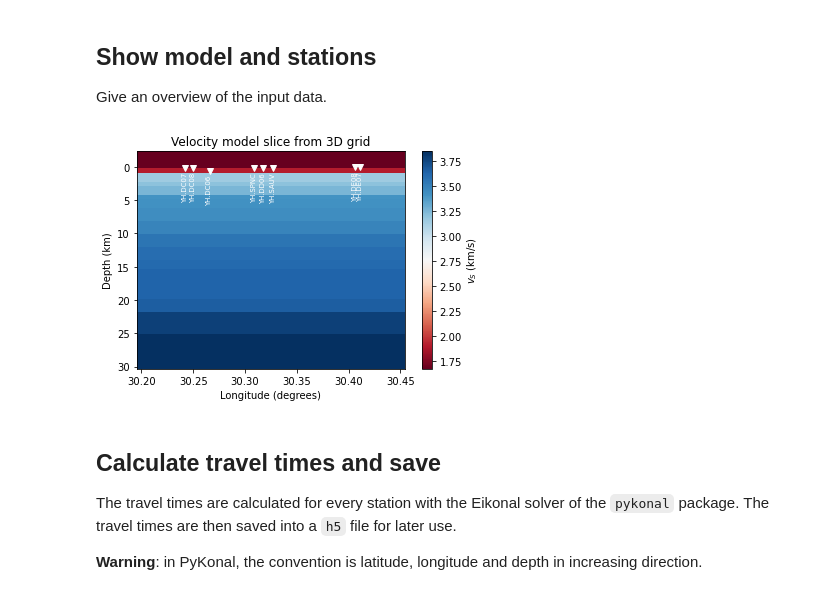
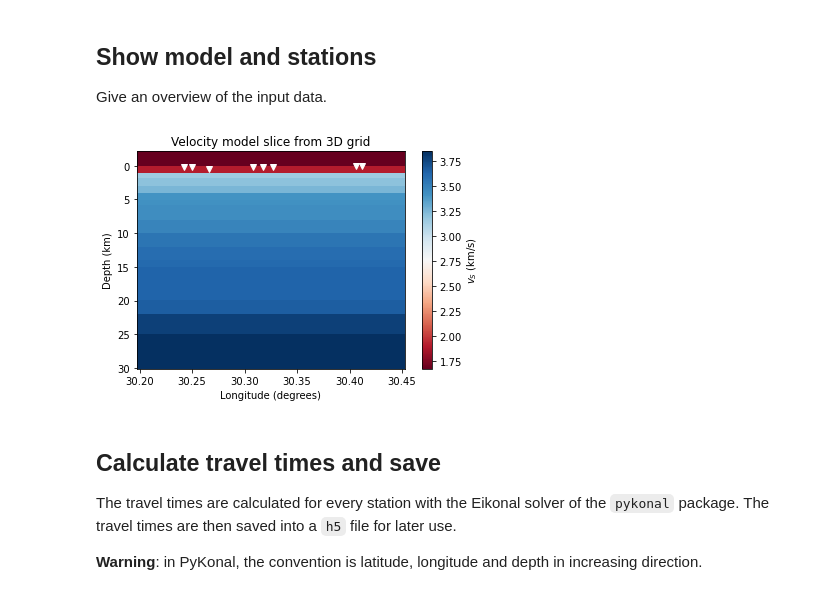
Before and after one commit to ebeauce/beampower, a Jupyter notebook: notebooks/2_travel_times.ipynb, the cells around one changed output. Saved outputs shown, nothing was run; the diff lists cells and outputs as text; code cells hidden in the pictures.

```diff
--- a/notebooks/2_travel_times.ipynb
+++ b/notebooks/2_travel_times.ipynb
@@ -26,4 +25,5 @@ ModuleNotFoundError: No module named 'pykonal'
 We downloaded the velocity model of [Karabulut et al. (2011)](https://www.sciencedirect.com/science/article/pii/S0040195111002903?casa_token=wTzEUe0IdicAAAAA:fYbKmGkHHrQfyLicd0lO4Ai451jT6h_yTF6ZZXrvglpw9rXDTVVzWzIWNQ0aFAFbMJ_pU6I) and accessed with `pandas`. The model is given in meters for the depth and in m/s for the speed values. Everything is converted to km for the later compatibility with `pykonal`.
 # %%
 FILEPATH_VELOCITY = "../data/velocity_model_Karabulut2011.csv"
+USE_COLUMNS = {1: "depth", 2: "p", 4: "s"}
 # %%
@@ -111,21 +108,19 @@ ax.grid()
 
 Because the overall package works in full three-dimensional coordinates, we tile the velocity model into a three-dimensional one. We do that by replicating the 1D along longitude and latitude dimensions with `xarray`.
 # %%
-# Convert to xarray
-velocities = velocity_model_interp.to_xarray()
-
 # Longitude and latitude extents
 longitudes = np.linspace(WEST, EAST, N_LON)
 latitudes = np.linspace(SOUTH, NORTH, N_LAT)
+
+# Append as xarray
+velocities = velocity_model_interp.to_xarray()
 spatial_extension = {"latitude": latitudes, "longitude": longitudes}
 velocities = velocities.assign_coords(spatial_extension)
-dimensions = list(velocities.dims)
 
-# Assign tiled velocity
-for phase in SEISMIC_PHASES:
-    velocity = velocities[phase].to_numpy()
-    velocity = np.tile(velocity[:, None, None], [N_LAT, N_LON])
-    velocities = velocities.assign({phase: (dimensions, velocity)})
+# Tile velocity
+for phase in velocities.var():
+    v = np.expand_dims(velocities[phase], axis=[1, 2])
+    velocities[phase] = velocities.dims, np.tile(v, [N_LAT, N_LON])
 
 # Show table
 velocities
@@ -170,31 +182,25 @@ for filepath_inventory in glob.glob("../data/*xml"):
 
 Give an overview of the input data.
 # %%
-SEISMIC_PHASE = "S"
+SEISMIC_PHASE = "s"
 
 # Select slice at first latitude index
 velocities_slice = velocities[SEISMIC_PHASE].isel(latitude=0)
 img = velocities_slice.plot.imshow(cmap="RdBu", add_colorbar=False)
 
+# Add stations
+plt.plot(network.longitude, network.depth, "wv")
+
 # Labels
 ax = plt.gca()
-ax.invert_yaxis()
 ax.set_xlabel("Longitude (degrees)")
 ax.set_ylabel("Depth (km)")
 ax.set_title("Velocity model slice from 3D grid")
 cb = plt.colorbar(img)
-cb.set_label(rf"$v_{SEISMIC_PHASE}$ (km/s)")
-
-# Add stations
-for station, coordinate in stations_coords.items():
-    xy = coordinate["longitude"], coordinate["depth"]
-    text = f"{station}  "
-    plt.plot(*xy, "wv")
-    plt.text(
-        *xy, text, rotation=90, ha="center", va="top", c="w", size="x-small"
-    )
+cb.set_label(rf"$v_{SEISMIC_PHASE.upper()}$ (km/s)")
+ax.invert_yaxis()
 # %% [output]
-[figure, old version]
+[figure, new version]
 # %% [markdown]
 ## Calculate travel times and save
 
```
Also changed, not shown: parts of 8 cells of this notebook, 3 other files.
